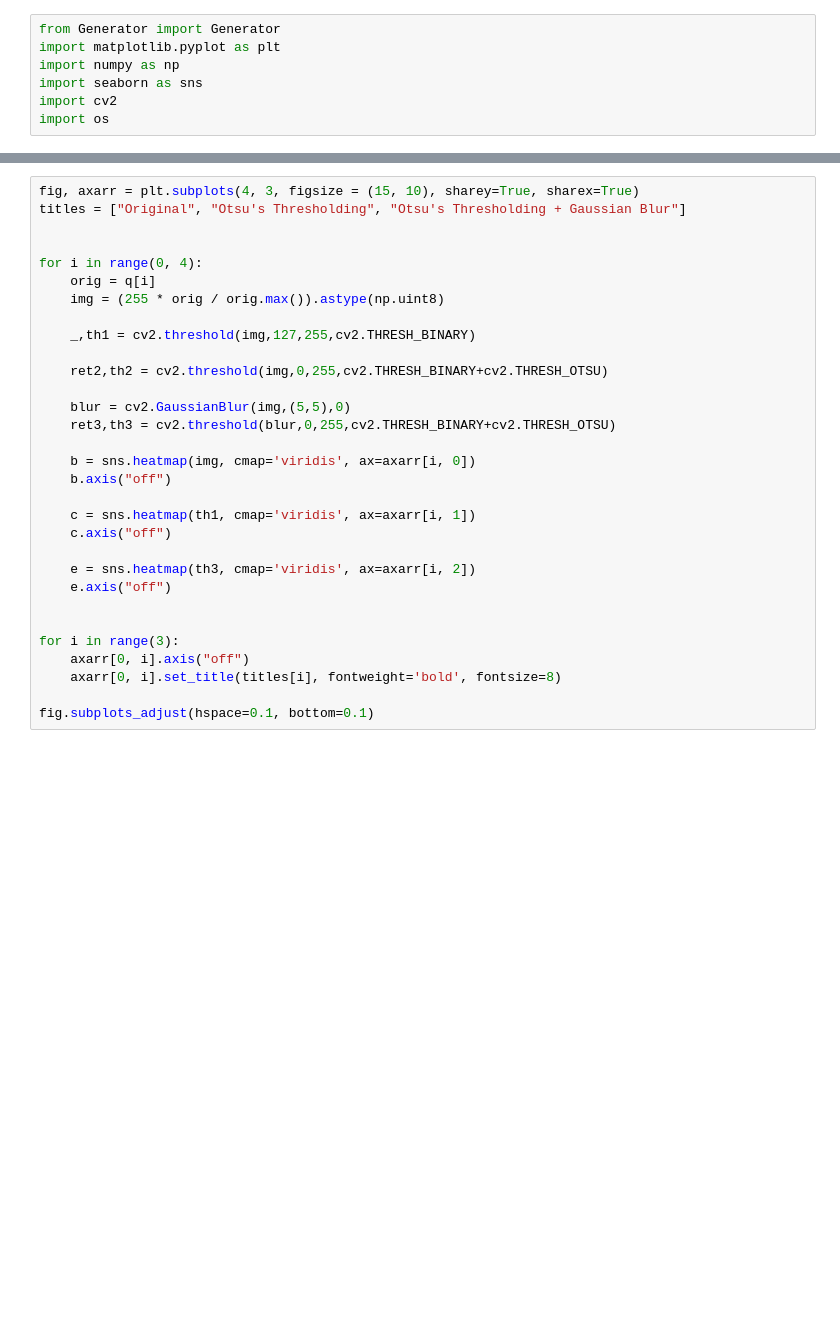
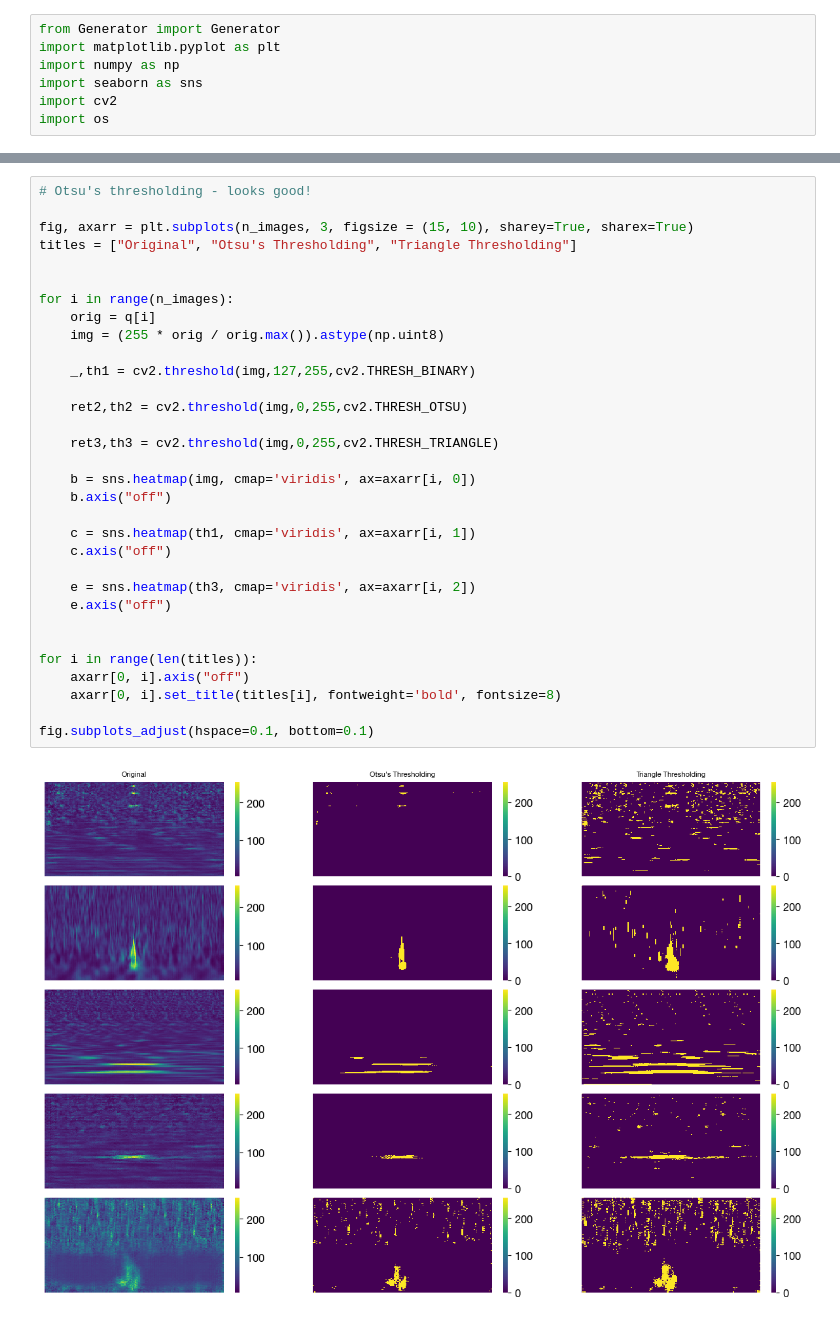
Before and after one commit to sStaite/TNAgen, a Jupyter notebook: TNAgen/noise_removal.ipynb, the cells around one changed output, grey strips where cells are left out. Saved outputs shown, nothing was run; the diff lists cells and outputs as text; blank space fills up the shorter version.

```diff
--- a/TNAgen/noise_removal.ipynb
+++ b/TNAgen/noise_removal.ipynb
@@ -62,31 +67,34 @@ fig.subplots_adjust(hspace=0.1, bottom=0.1)
 # %%
-fig, axarr = plt.subplots(4, 3, figsize = (15, 10), sharey=True, sharex=True)
-titles = ["Original", "Otsu's Thresholding", "Otsu's Thresholding + Gaussian Blur"]
+# Otsu's thresholding - looks good!
+
+fig, axarr = plt.subplots(n_images, 3, figsize = (15, 10), sharey=True, sharex=True)
+titles = ["Original", "Otsu's Thresholding", "Triangle Thresholding"]
 
 
-for i in range(0, 4):
+for i in range(n_images):
     orig = q[i]
     img = (255 * orig / orig.max()).astype(np.uint8)
 
     _,th1 = cv2.threshold(img,127,255,cv2.THRESH_BINARY)
 
-    ret2,th2 = cv2.threshold(img,0,255,cv2.THRESH_BINARY+cv2.THRESH_OTSU)
+    ret2,th2 = cv2.threshold(img,0,255,cv2.THRESH_OTSU)
 
-    blur = cv2.GaussianBlur(img,(5,5),0)
-    ret3,th3 = cv2.threshold(blur,0,255,cv2.THRESH_BINARY+cv2.THRESH_OTSU)
+    ret3,th3 = cv2.threshold(img,0,255,cv2.THRESH_TRIANGLE)
 
     b = sns.heatmap(img, cmap='viridis', ax=axarr[i, 0])
     b.axis("off")
 
     c = sns.heatmap(th1, cmap='viridis', ax=axarr[i, 1])
     c.axis("off")
 
     e = sns.heatmap(th3, cmap='viridis', ax=axarr[i, 2])
     e.axis("off")
 
 
-for i in range(3):
+for i in range(len(titles)):
     axarr[0, i].axis("off")
     axarr[0, i].set_title(titles[i], fontweight='bold', fontsize=8)
 
 fig.subplots_adjust(hspace=0.1, bottom=0.1)
+# %% [output]
+[figure, added]
```
Also changed, not shown: parts of 6 cells of this notebook, 4 other files.
